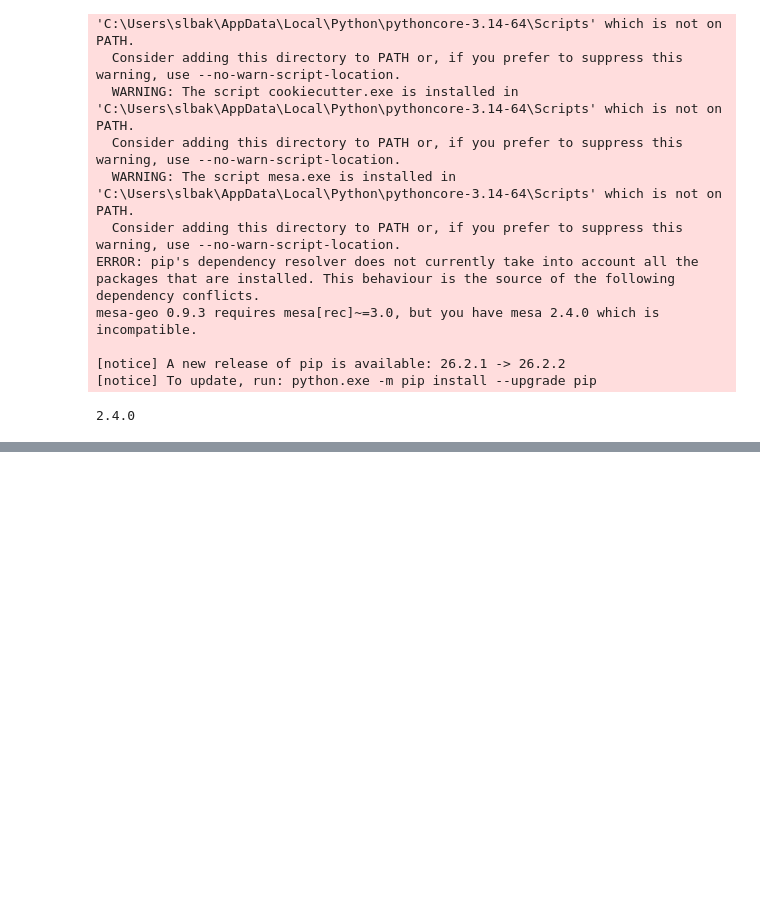
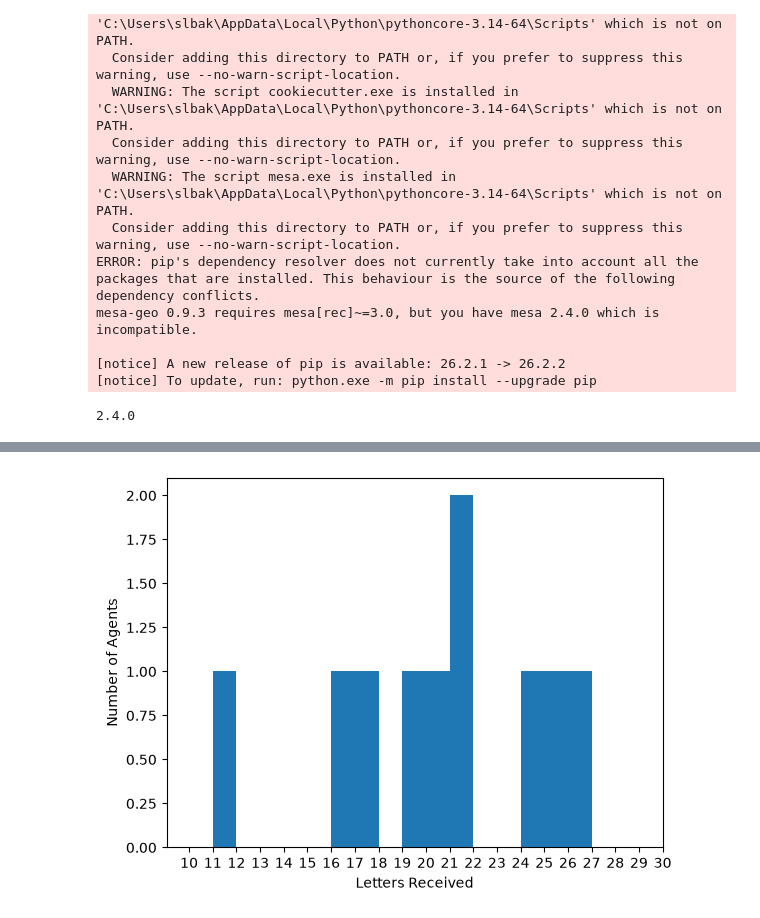
Before and after one commit to Sbaker17/Historical-Communication-Networks-in-Python, a Jupyter notebook: simulation.ipynb, the cells around one changed output, grey strips where cells are left out. Cells and saved outputs as stored; diff of their text form; code cells hidden in the pictures; blank space fills up the shorter version.

```diff
--- a/simulation.ipynb
+++ b/simulation.ipynb
@@ -122,0 +191,29 @@ NameError: name 'self' is not defined
+# %%
+class LetterAgent(mesa.Agent):
+    """An agent with unqiue_id but no initial letters."""
+
+    def __init__(self, unique_id, model):
+        super().__init__(unique_id, model)
+        self.letters_sent = 0
+        self.letters_received = 0
+
+    def step(self):
+        # The agent's step will go here.
+        # For demonstration purposes we will print the agent's unique_id
+        print("Hi, I am agent " + str(self.unique_id) + ".")
+
+class LetterModel(mesa.Model):
+    """A model with N agents."""
+
+    def __init__(self, N):
+        super().__init__()
+        self.num_agents = N
+        self.schedule = mesa.time.RandomActivation(self)
+        # Create N number of agents
+        for i in range(self.num_agents):
+            a = LetterAgent(i, self)
+            self.schedule.add(a)
+
+    def step(self):
+        """Advance the model by one step."""
+        self.schedule.step()
@@ -122,0 +233,4 @@ NameError: name 'self' is not defined
+# %%
+model = LetterModel(10)
+for i in range(20):
+    model.step()
@@ -122,0 +239,10 @@ NameError: name 'self' is not defined
+# %%
+agent_letters_recd = [b.letters_received for b in model.schedule.agents]
+plt.hist(agent_letters_recd, bins=range(10,30))
+plt.xticks(range(10,31))
+plt.xlabel("Letters Received")
+plt.ylabel("Number of Agents")
+
+plt.show()
+# %% [output]
+[figure, added]
```
Also changed, not shown: parts of 8 cells of this notebook, 1 other file.
